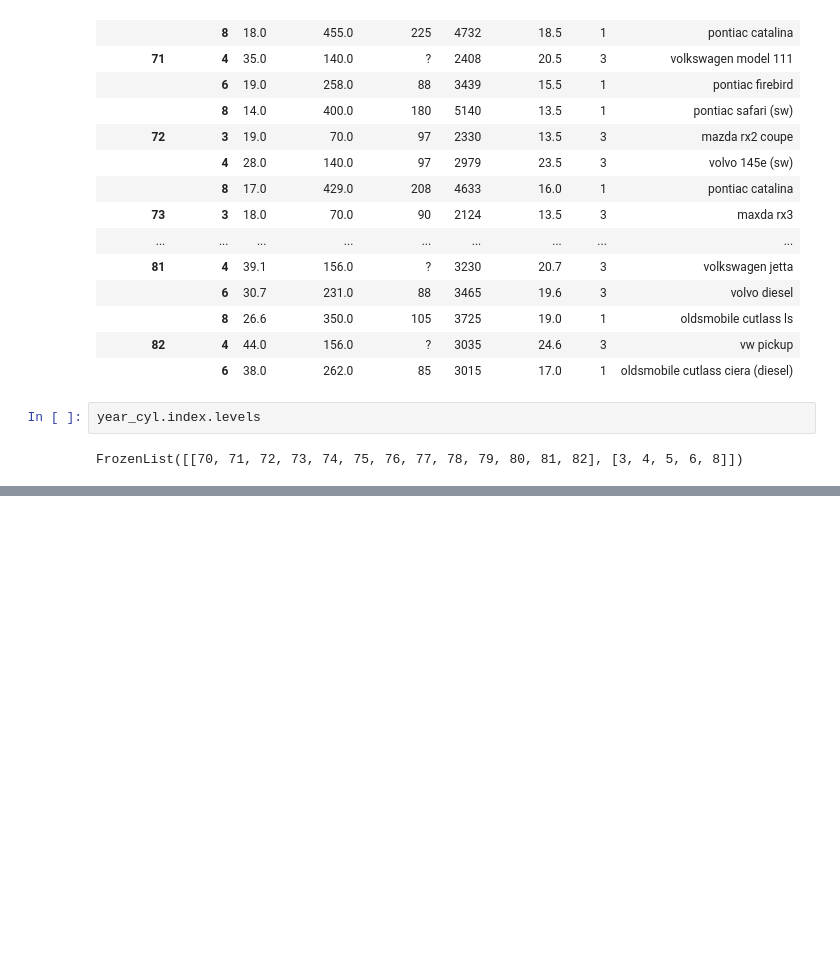
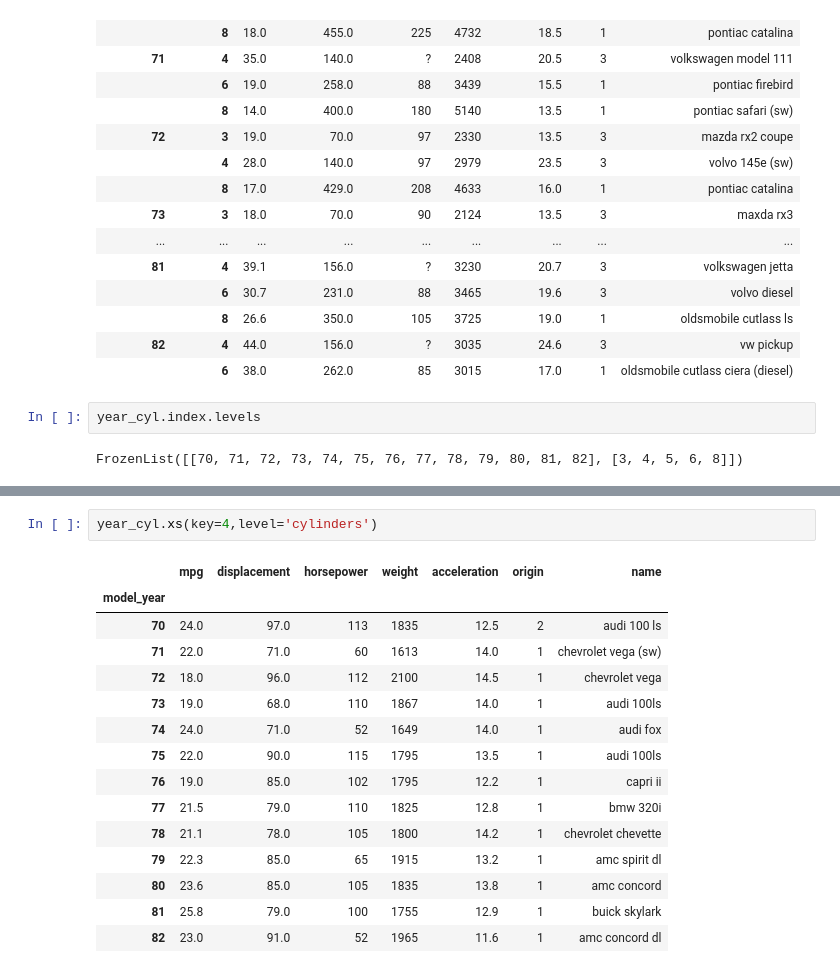
Before and after one commit to ka-53/ML-draft, a Jupyter notebook: pandas/dataframe-groupBy.ipynb, the cells around one changed output, grey strips where cells are left out. Cells and saved outputs as stored; diff of their text form; blank space fills up the shorter version.

```diff
--- a/pandas/dataframe-groupBy.ipynb
+++ b/pandas/dataframe-groupBy.ipynb
@@ -209,0 +313,18 @@ FrozenList([[70, 71, 72, 73, 74, 75, 76, 77, 78, 79, 80, 81, 82], [3, 4, 5, 6, 8
+# %%
+year_cyl.xs(key=4,level='cylinders')
+# %% [output]
+|  | mpg | displacement | horsepower | weight | acceleration | origin | name |
+| model_year |  |  |  |  |  |  |  |
+| 70 | 24.0 | 97.0 | 113 | 1835 | 12.5 | 2 | audi 100 ls |
+| 71 | 22.0 | 71.0 | 60 | 1613 | 14.0 | 1 | chevrolet vega (sw) |
+| 72 | 18.0 | 96.0 | 112 | 2100 | 14.5 | 1 | chevrolet vega |
+| 73 | 19.0 | 68.0 | 110 | 1867 | 14.0 | 1 | audi 100ls |
+| 74 | 24.0 | 71.0 | 52 | 1649 | 14.0 | 1 | audi fox |
+| 75 | 22.0 | 90.0 | 115 | 1795 | 13.5 | 1 | audi 100ls |
+| 76 | 19.0 | 85.0 | 102 | 1795 | 12.2 | 1 | capri ii |
+| 77 | 21.5 | 79.0 | 110 | 1825 | 12.8 | 1 | bmw 320i |
+| 78 | 21.1 | 78.0 | 105 | 1800 | 14.2 | 1 | chevrolet chevette |
+| 79 | 22.3 | 85.0 | 65 | 1915 | 13.2 | 1 | amc spirit dl |
+| 80 | 23.6 | 85.0 | 105 | 1835 | 13.8 | 1 | amc concord |
+| 81 | 25.8 | 79.0 | 100 | 1755 | 12.9 | 1 | buick skylark |
+| 82 | 23.0 | 91.0 | 52 | 1965 | 11.6 | 1 | amc concord dl |
```
Also changed, not shown: parts of 8 cells of this notebook.
